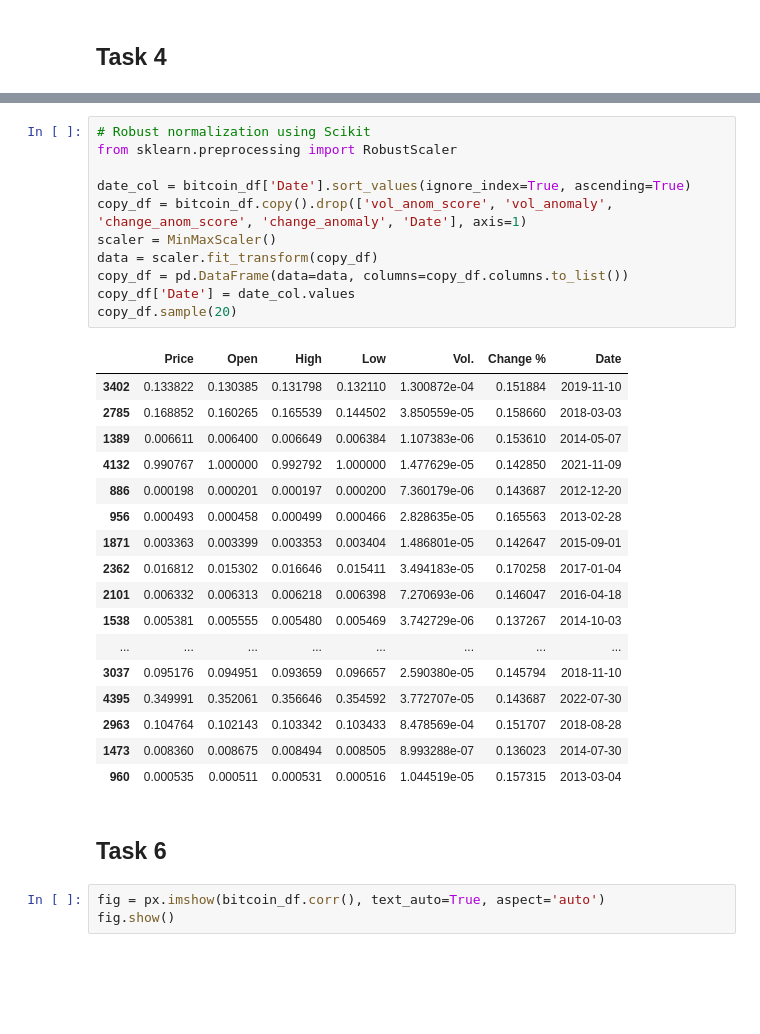
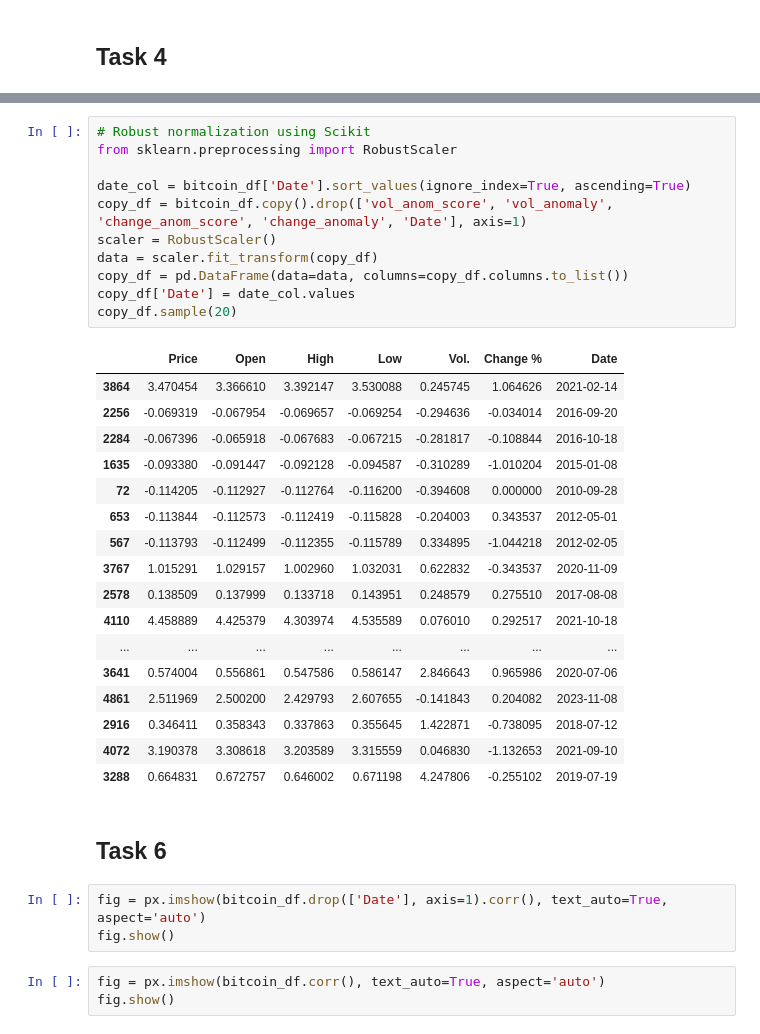
Before and after one commit to BangerVanos/IDA, a Jupyter notebook: LR2/lw_4.ipynb, the cells around one changed output, grey strips where cells are left out. Cells and saved outputs as stored; diff of their text form; blank space fills up the shorter version.

```diff
--- a/LR2/lw_4.ipynb
+++ b/LR2/lw_4.ipynb
@@ -314,34 +320,37 @@ copy_df.sample(20)
 # %%
 # Robust normalization using Scikit
 from sklearn.preprocessing import RobustScaler
 
 date_col = bitcoin_df['Date'].sort_values(ignore_index=True, ascending=True)
 copy_df = bitcoin_df.copy().drop(['vol_anom_score', 'vol_anomaly', 'change_anom_score', 'change_anomaly', 'Date'], axis=1)
-scaler = MinMaxScaler()
+scaler = RobustScaler()
 data = scaler.fit_transform(copy_df)
 copy_df = pd.DataFrame(data=data, columns=copy_df.columns.to_list())
 copy_df['Date'] = date_col.values
 copy_df.sample(20)
 # %% [output]
 |  | Price | Open | High | Low | Vol. | Change % | Date |
-| 3402 | 0.133822 | 0.130385 | 0.131798 | 0.132110 | 1.300872e-04 | 0.151884 | 2019-11-10 |
-| 2785 | 0.168852 | 0.160265 | 0.165539 | 0.144502 | 3.850559e-05 | 0.158660 | 2018-03-03 |
-| 1389 | 0.006611 | 0.006400 | 0.006649 | 0.006384 | 1.107383e-06 | 0.153610 | 2014-05-07 |
-| 4132 | 0.990767 | 1.000000 | 0.992792 | 1.000000 | 1.477629e-05 | 0.142850 | 2021-11-09 |
-| 886 | 0.000198 | 0.000201 | 0.000197 | 0.000200 | 7.360179e-06 | 0.143687 | 2012-12-20 |
-| 956 | 0.000493 | 0.000458 | 0.000499 | 0.000466 | 2.828635e-05 | 0.165563 | 2013-02-28 |
-| 1871 | 0.003363 | 0.003399 | 0.003353 | 0.003404 | 1.486801e-05 | 0.142647 | 2015-09-01 |
-| 2362 | 0.016812 | 0.015302 | 0.016646 | 0.015411 | 3.494183e-05 | 0.170258 | 2017-01-04 |
-| 2101 | 0.006332 | 0.006313 | 0.006218 | 0.006398 | 7.270693e-06 | 0.146047 | 2016-04-18 |
-| 1538 | 0.005381 | 0.005555 | 0.005480 | 0.005469 | 3.742729e-06 | 0.137267 | 2014-10-03 |
+| 3864 | 3.470454 | 3.366610 | 3.392147 | 3.530088 | 0.245745 | 1.064626 | 2021-02-14 |
+| 2256 | -0.069319 | -0.067954 | -0.069657 | -0.069254 | -0.294636 | -0.034014 | 2016-09-20 |
+| 2284 | -0.067396 | -0.065918 | -0.067683 | -0.067215 | -0.281817 | -0.108844 | 2016-10-18 |
+| 1635 | -0.093380 | -0.091447 | -0.092128 | -0.094587 | -0.310289 | -1.010204 | 2015-01-08 |
+| 72 | -0.114205 | -0.112927 | -0.112764 | -0.116200 | -0.394608 | 0.000000 | 2010-09-28 |
+| 653 | -0.113844 | -0.112573 | -0.112419 | -0.115828 | -0.204003 | 0.343537 | 2012-05-01 |
+| 567 | -0.113793 | -0.112499 | -0.112355 | -0.115789 | 0.334895 | -1.044218 | 2012-02-05 |
+| 3767 | 1.015291 | 1.029157 | 1.002960 | 1.032031 | 0.622832 | -0.343537 | 2020-11-09 |
+| 2578 | 0.138509 | 0.137999 | 0.133718 | 0.143951 | 0.248579 | 0.275510 | 2017-08-08 |
+| 4110 | 4.458889 | 4.425379 | 4.303974 | 4.535589 | 0.076010 | 0.292517 | 2021-10-18 |
 | ... | ... | ... | ... | ... | ... | ... | ... |
-| 3037 | 0.095176 | 0.094951 | 0.093659 | 0.096657 | 2.590380e-05 | 0.145794 | 2018-11-10 |
-| 4395 | 0.349991 | 0.352061 | 0.356646 | 0.354592 | 3.772707e-05 | 0.143687 | 2022-07-30 |
-| 2963 | 0.104764 | 0.102143 | 0.103342 | 0.103433 | 8.478569e-04 | 0.151707 | 2018-08-28 |
-| 1473 | 0.008360 | 0.008675 | 0.008494 | 0.008505 | 8.993288e-07 | 0.136023 | 2014-07-30 |
-| 960 | 0.000535 | 0.000511 | 0.000531 | 0.000516 | 1.044519e-05 | 0.157315 | 2013-03-04 |
+| 3641 | 0.574004 | 0.556861 | 0.547586 | 0.586147 | 2.846643 | 0.965986 | 2020-07-06 |
+| 4861 | 2.511969 | 2.500200 | 2.429793 | 2.607655 | -0.141843 | 0.204082 | 2023-11-08 |
+| 2916 | 0.346411 | 0.358343 | 0.337863 | 0.355645 | 1.422871 | -0.738095 | 2018-07-12 |
+| 4072 | 3.190378 | 3.308618 | 3.203589 | 3.315559 | 0.046830 | -1.132653 | 2021-09-10 |
+| 3288 | 0.664831 | 0.672757 | 0.646002 | 0.671198 | 4.247806 | -0.255102 | 2019-07-19 |
 # %% [markdown]
 ## Task 6
+# %%
+fig = px.imshow(bitcoin_df.drop(['Date'], axis=1).corr(), text_auto=True, aspect='auto')
+fig.show()
 # %%
 fig = px.imshow(bitcoin_df.corr(), text_auto=True, aspect='auto')
 fig.show()
```
Also changed, not shown: parts of 11 cells of this notebook.
